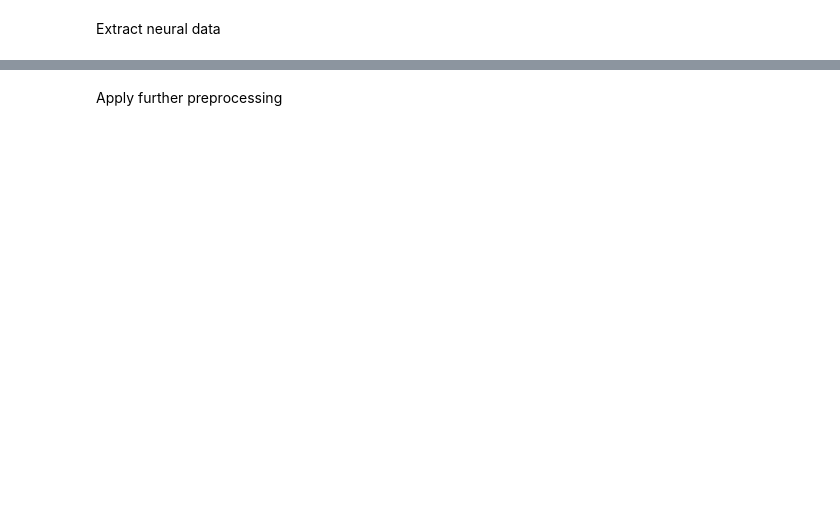
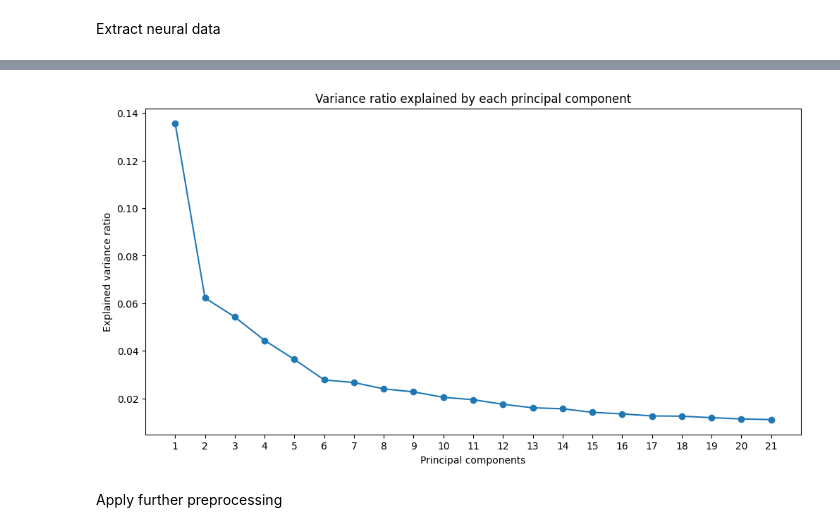
Before and after one commit to mserhat1/NMA_Project, a Jupyter notebook: notebook_for_plotting.ipynb, the cells around one changed output, grey strips where cells are left out. Saved outputs shown, nothing was run; the diff lists cells and outputs as text; code cells hidden in the pictures; blank space fills up the shorter version.

```diff
--- a/notebook_for_plotting.ipynb
+++ b/notebook_for_plotting.ipynb
@@ -59,3 +80,9 @@ ecog_data = extract_neural_data(nwbfile, channel=channel, time_window=time_windo
+# %%
+from functions.analysis import ecog_pca
+
+pca = ecog_pca(ecog_data, time_window=(55000, 56500), n_components=0.60, plot=True)
+# %% [output]
+[figure, added]
 # %% [markdown]
 Apply further preprocessing
 # %%
```
Also changed, not shown: parts of 6 cells of this notebook.
